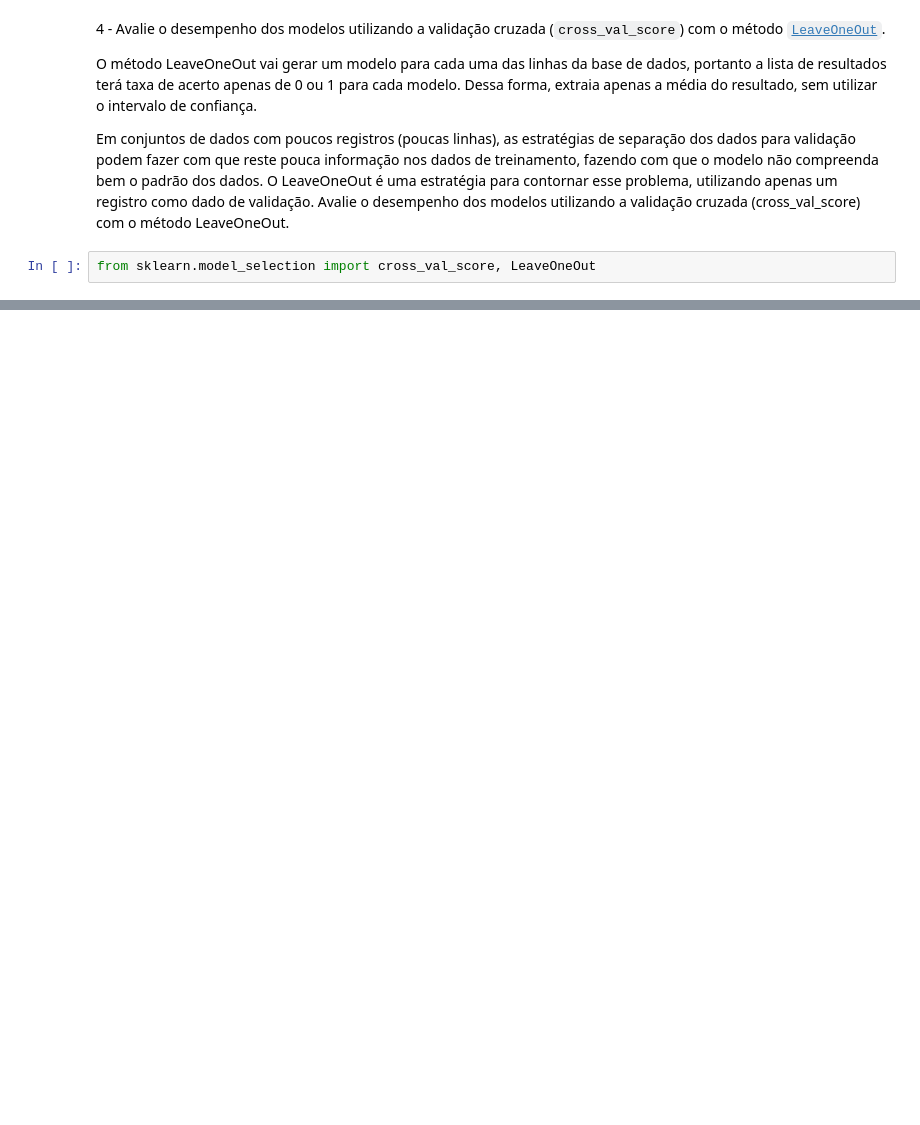
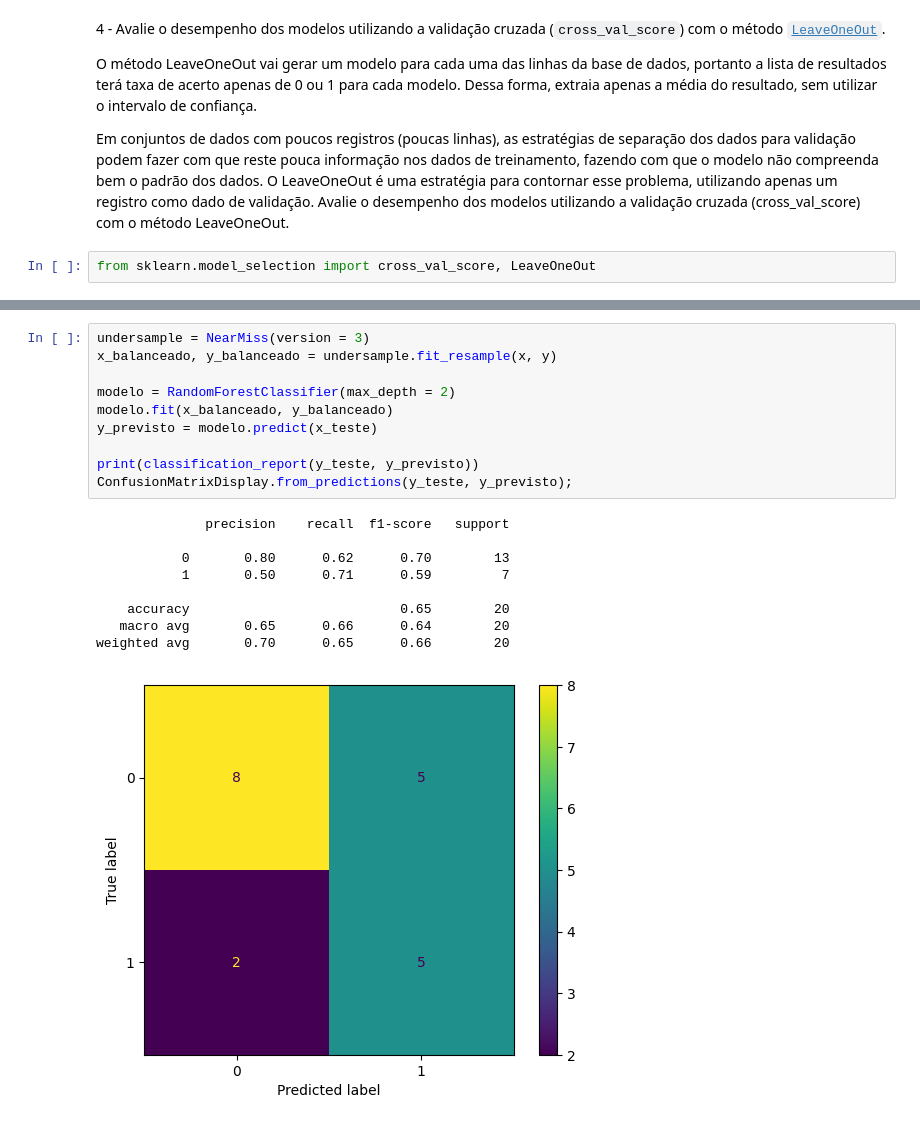
Before and after one commit to JCrpa/curso17_classificacao_validacao_de_modelos_metricas_de_avaliacao, a Jupyter notebook: desafio_hora_da_pratica/desafio_hora_da_pratica.ipynb, the cells around one changed output, grey strips where cells are left out. Cells and saved outputs as stored; diff of their text form; blank space fills up the shorter version.

```diff
--- a/desafio_hora_da_pratica/desafio_hora_da_pratica.ipynb
+++ b/desafio_hora_da_pratica/desafio_hora_da_pratica.ipynb
@@ -276,0 +328,20 @@ Escolha o modelo que obteve o melhor desempenho ao comparar as estratégias de o
+# %%
+undersample = NearMiss(version = 3)
+x_balanceado, y_balanceado = undersample.fit_resample(x, y)
+
+modelo = RandomForestClassifier(max_depth = 2)
+modelo.fit(x_balanceado, y_balanceado)
+y_previsto = modelo.predict(x_teste)
+
+print(classification_report(y_teste, y_previsto))
+ConfusionMatrixDisplay.from_predictions(y_teste, y_previsto);
+# %% [output]
+              precision    recall  f1-score   support
+
+           0       0.80      0.62      0.70        13
+           1       0.50      0.71      0.59         7
+
+    accuracy                           0.65        20
+   macro avg       0.65      0.66      0.64        20
+weighted avg       0.70      0.65      0.66        20
+[figure, added]
```
Also changed, not shown: parts of 27 cells of this notebook.
